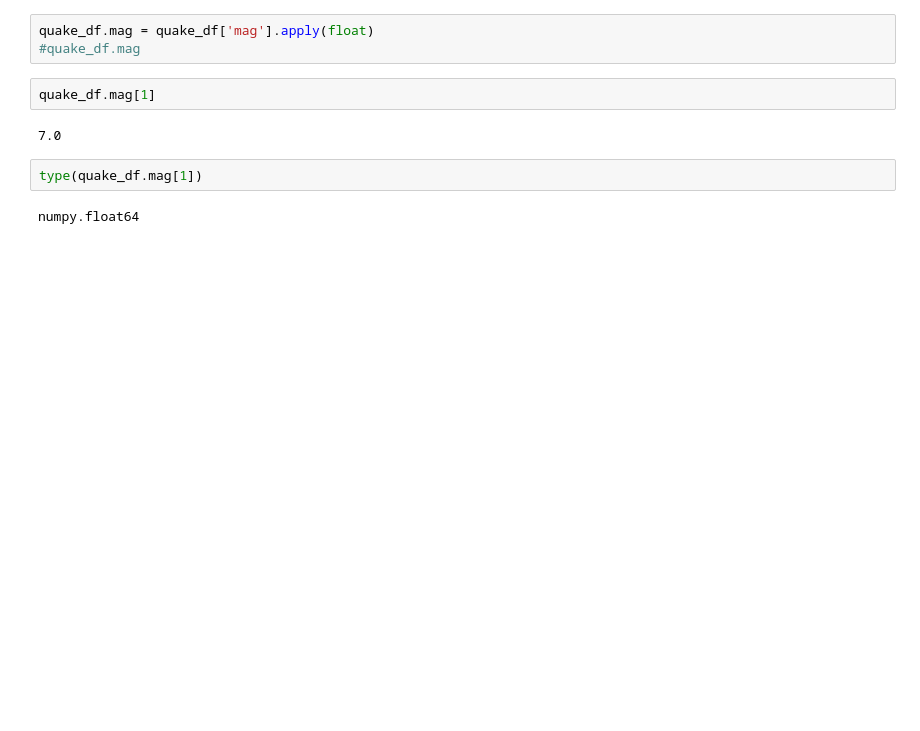
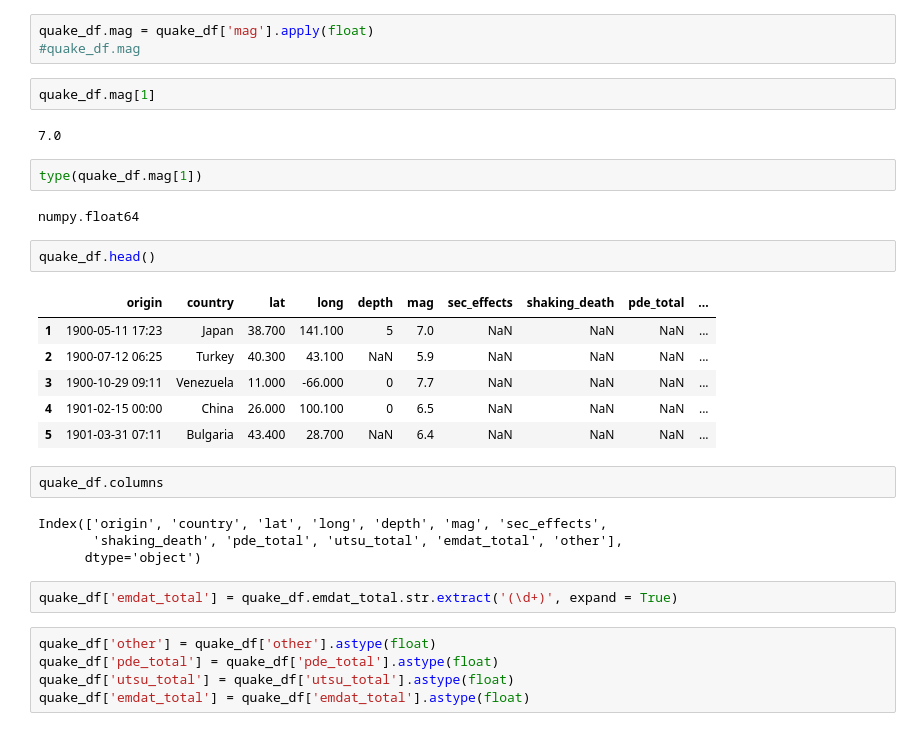
Before and after one commit to paulo-g-martinez/dq3-earthquakes, a Jupyter notebook: PM-DQ3-scratchpad2.ipynb, the cells around one changed output. Cells and saved outputs as stored; diff of their text form; blank space fills up the shorter version.

```diff
--- a/PM-DQ3-scratchpad2.ipynb
+++ b/PM-DQ3-scratchpad2.ipynb
@@ -257,3 +257,25 @@ quake_df.mag[1]
 type(quake_df.mag[1])
 # %% [output]
 numpy.float64
+# %%
+quake_df.head()
+# %% [output]
+|  | origin | country | lat | long | depth | mag | sec_effects | shaking_death | pde_total | ... |
+| 1 | 1900-05-11 17:23 | Japan | 38.700 | 141.100 | 5 | 7.0 | NaN | NaN | NaN | ... |
+| 2 | 1900-07-12 06:25 | Turkey | 40.300 | 43.100 | NaN | 5.9 | NaN | NaN | NaN | ... |
+| 3 | 1900-10-29 09:11 | Venezuela | 11.000 | -66.000 | 0 | 7.7 | NaN | NaN | NaN | ... |
+| 4 | 1901-02-15 00:00 | China | 26.000 | 100.100 | 0 | 6.5 | NaN | NaN | NaN | ... |
+| 5 | 1901-03-31 07:11 | Bulgaria | 43.400 | 28.700 | NaN | 6.4 | NaN | NaN | NaN | ... |
+# %%
+quake_df.columns
+# %% [output]
+Index(['origin', 'country', 'lat', 'long', 'depth', 'mag', 'sec_effects',
+       'shaking_death', 'pde_total', 'utsu_total', 'emdat_total', 'other'],
+      dtype='object')
+# %%
+quake_df['emdat_total'] = quake_df.emdat_total.str.extract('(\d+)', expand = True)
+# %%
+quake_df['other'] = quake_df['other'].astype(float)
+quake_df['pde_total'] = quake_df['pde_total'].astype(float)
+quake_df['utsu_total'] = quake_df['utsu_total'].astype(float)
+quake_df['emdat_total'] = quake_df['emdat_total'].astype(float)
```
Also changed, not shown: parts of 8 cells of this notebook, 2 other files.
